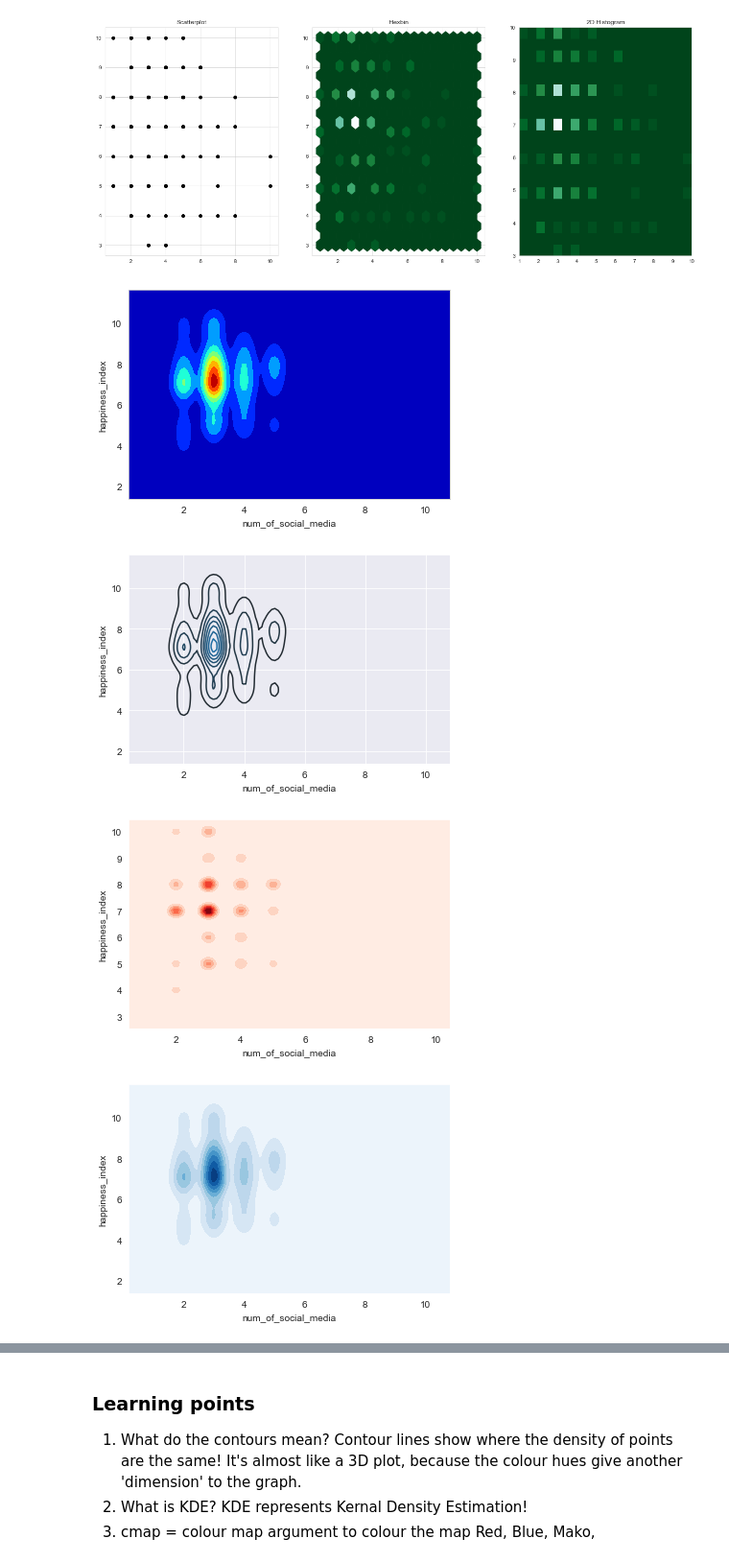
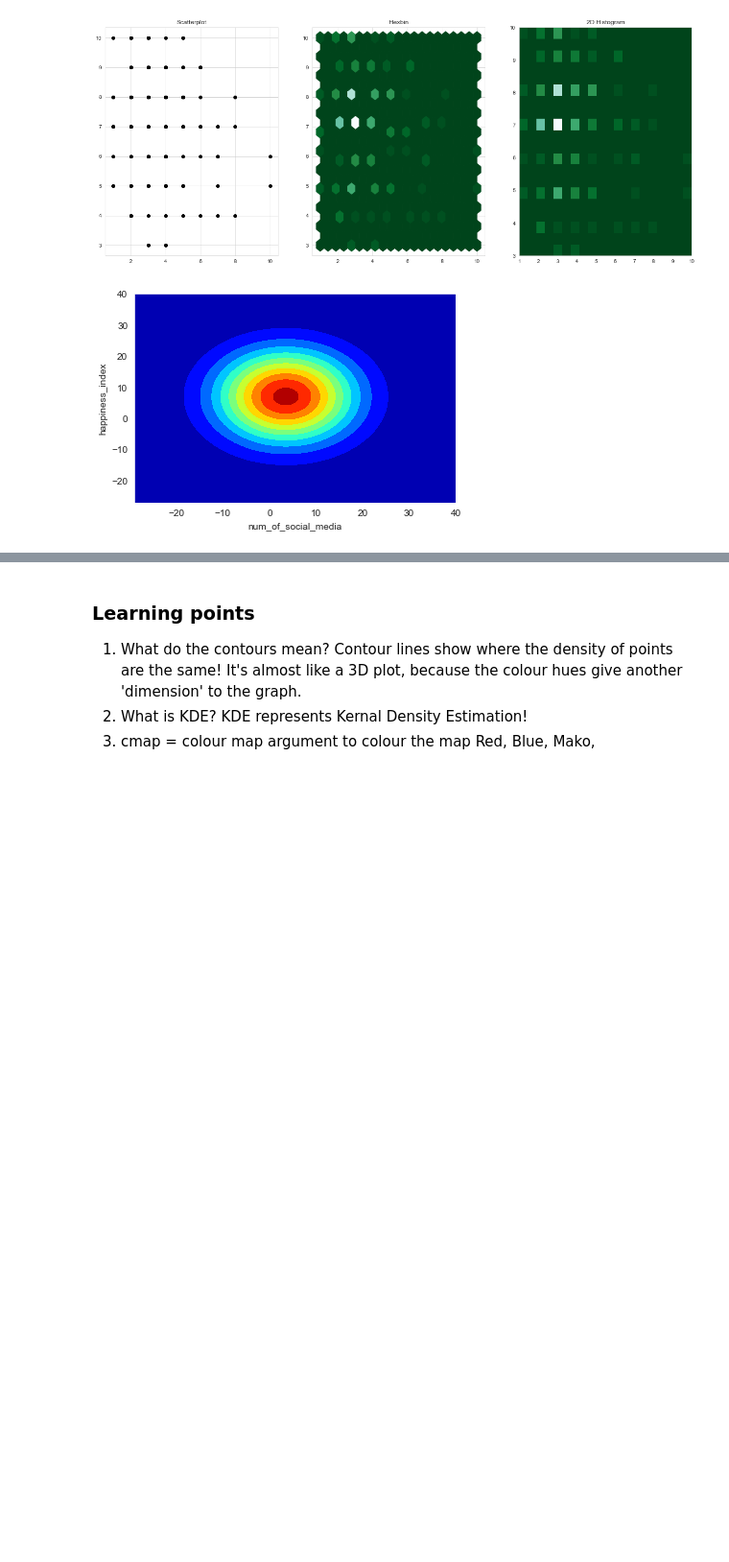
Before and after one commit to AllardQuek/The-pursuit-of-Happiness, a Jupyter notebook: Social_Media_and_Happiness.ipynb, the cells around one changed output, grey strips where cells are left out. Shown: that part at 96% size. Cells and saved outputs as stored; diff of their text form; code cells hidden in the pictures; blank space fills up the shorter version.

```diff
--- a/Social_Media_and_Happiness.ipynb
+++ b/Social_Media_and_Happiness.ipynb
@@ -410,30 +410,35 @@ axes[2].hist2d(x, y, bins=nbins, cmap=plt.cm.BuGn_r)
 # %%
 # https://python-graph-gallery.com/1136-2/
 import seaborn as sns
 
-sns.kdeplot(x, y, cmap="jet", shade=True)
+sns.kdeplot(x, y, cmap="jet", shade=True, bw=10)
+#It's the bw parameter that determines the shape of the plot!
+
+#Below are other arguments not utilized in our graph
+#             gridsize=200, vertical=False, kernel=None, cut=3, clip=None, legend=True, cumulative=False, shade_lowest=None, cbar=False,
+#              cbar_ax=None, cbar_kws=None, ax=None, weights=None, hue=None, palette=None,
+#              hue_order=None, hue_norm=None, multiple='layer', common_norm=True, common_grid=False,
+#              levels=10, thresh=0.05, bw_method='scott', bw_adjust=1, log_scale=None, color=None,
+#              fill=None)
 plt.show()
 
-# Basic 2D density plot - black contour lines only
-sns.set_style("darkgrid")
-# recall (see above): kde is the kernel density estimation, which creates a smooth curve given a set of data
-sns.kdeplot(x, y)
-plt.show()
+# # Basic 2D density plot - black contour lines only
+# sns.set_style("darkgrid")
+# # recall (see above): kde is the kernel density estimation, which creates a smooth curve given a set of data
+# sns.kdeplot(x, y)
+# plt.show()
 
-# Custom it with the same argument as 1D density plot - red graph, with dots (density plot)
-sns.kdeplot(x, y, cmap="Reds", shade=True, bw=.15)
-#bw is the smoothing parameter - i.e. whether we see distinct dots, or a smooth curve
-#while cmap represents the colour map, aka adding colours. Reds = diff hues of red, try cmap="mako" for a beautiful color
-plt.show()
+# # Custom it with the same argument as 1D density plot - red graph, with dots (density plot)
+# sns.kdeplot(x, y, cmap="Reds", shade=True, bw=.15)
+# #bw is the smoothing parameter - i.e. whether we see distinct dots, or a smooth curve
+# #while cmap represents the colour map, aka adding colours. Reds = diff hues of red, try cmap="mako" for a beautiful color
+# plt.show()
 
-# Some features are characteristic of 2D: color palette and wether or not color the lowest range - contours, but in blue
-sns.kdeplot(x, y, cmap="Blues", shade=True, shade_lowest=True)
-plt.show()
+# # Some features are characteristic of 2D: color palette and wether or not color the lowest range - contours, but in blue
+# sns.kdeplot(x, y, cmap="Blues", shade=True, shade_lowest=True)
+# plt.show()
 # %% [output]
-[figure, old version]
+[figure, new version]
-[figure, removed]
-[figure, removed]
-[figure, removed]
 # %%
 #This is a combination of the 1st and 2nd graph from above
 plt.figure(figsize=(10, 8))
```
Also changed, not shown: parts of 5 cells of this notebook.
